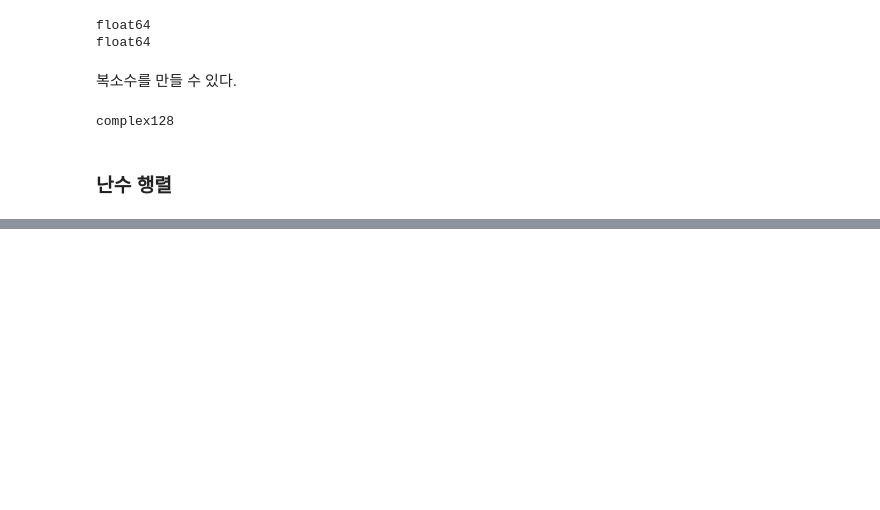
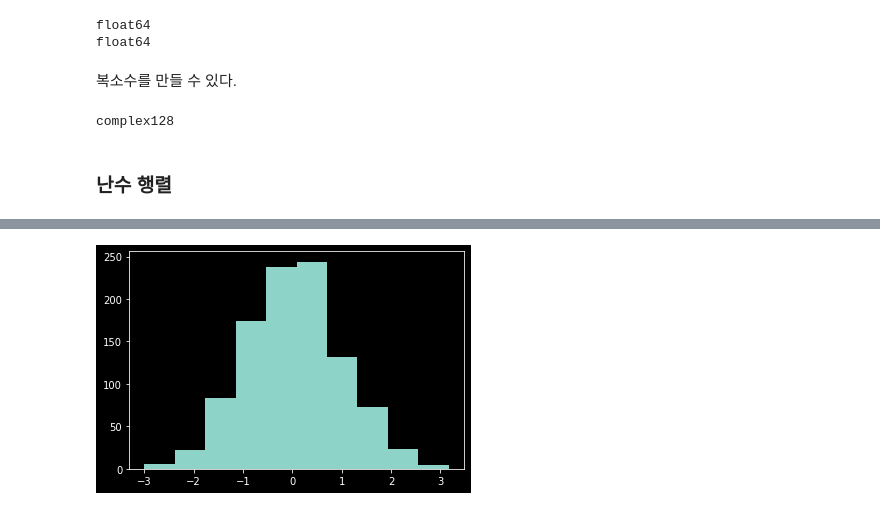
Before and after one commit to GyeongMukLee/Engineering-Mathematics1, a Jupyter notebook: Chapter13/cpt13.ipynb, the cells around one changed output, grey strips where cells are left out. Drawn from its saved outputs; the diff is of its cells as text; code cells hidden in the pictures; blank space fills up the shorter version.

```diff
--- a/Chapter13/cpt13.ipynb
+++ b/Chapter13/cpt13.ipynb
@@ -157,0 +192,6 @@ print(np.random.randn(5)) # 정규분포
+# %%
+rand_normal=np.random.randn(1000)
+plt.hist(rand_normal, bins=10)
+plt.show()
+# %% [output]
+[figure, added]
```
Also changed, not shown: parts of 8 cells of this notebook.
